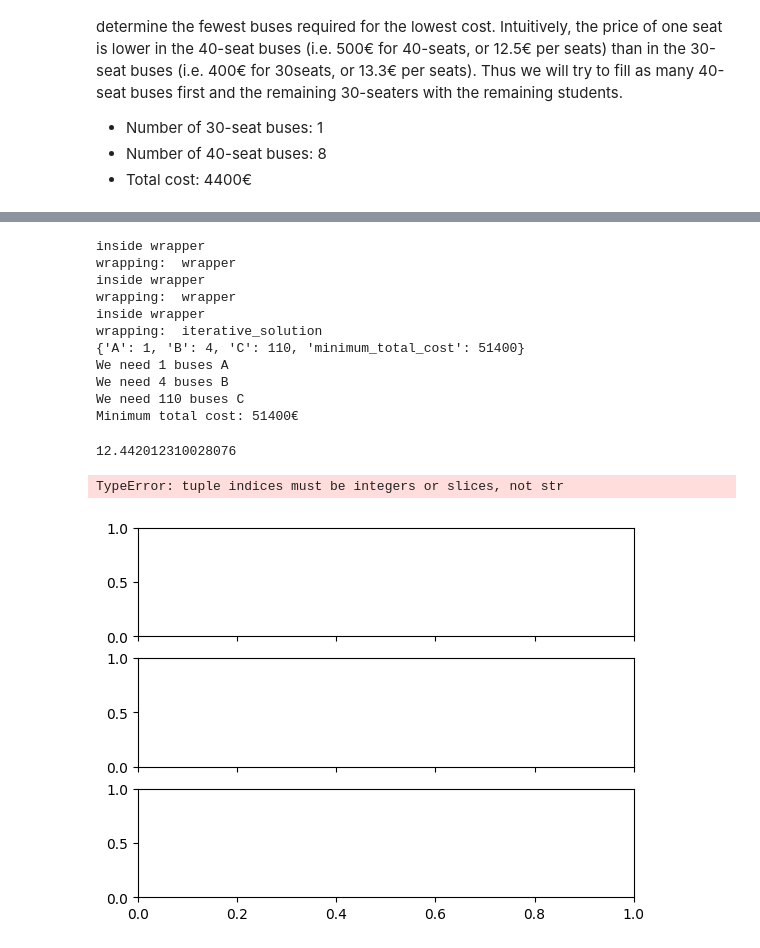
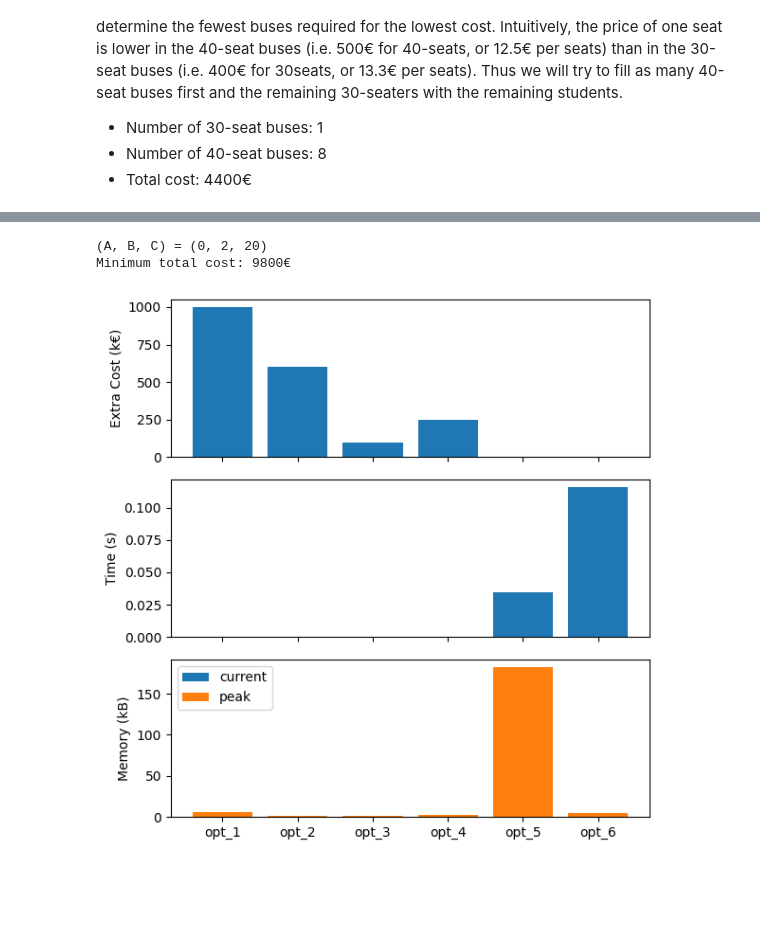
Before and after one commit to marcodigennaro/optimization, a Jupyter notebook: optimization/jupter-notebooks/bus_allocation.ipynb, the cells around one changed output, grey strips where cells are left out. Drawn from its saved outputs; the diff is of its cells as text; code cells hidden in the pictures; blank space fills up the shorter version.

```diff
--- a/optimization/jupter-notebooks/bus_allocation.ipynb
+++ b/optimization/jupter-notebooks/bus_allocation.ipynb
@@ -33,7 +41,7 @@ Each option is implemented in the `BusAllocation` class of th `optimization.core
 from optimization.core.bus_allocation import BusAllocation
 
 # Define constants
-n_students = 6500
+n_students = 1234
 
 seat_a = 35
 cost_a = 300
@@ -116,32 +95,26 @@ Minimum total cost: 51400.0€
 # %%
 option_6 = bus_allocator.iterative_solution()
+true_lowest_cost = option_6['minimum_total_cost']
 # %% [output]
-inside wrapper
-wrapping:  wrapper
-inside wrapper
-wrapping:  wrapper
-inside wrapper
-wrapping:  iterative_solution
-{'A': 1, 'B': 4, 'C': 110, 'minimum_total_cost': 51400}
-We need 1 buses A
-We need 4 buses B
-We need 110 buses C
-Minimum total cost: 51400€
+(A, B, C) = (0, 2, 20)
+Minimum total cost: 9800€
-# %%
-option_6
-# %% [output]
-12.442012310028076
 # %%
 import matplotlib.pyplot as plt
 
-fig, ax = plt.subplots(3,1, sharex=True)
+all_options = [option_1, option_2, option_3, option_4, option_5, option_6]
+fig, ax = plt.subplots(3,1, sharex=True, figsize=(6,6))
 
-ax[0].plot([ opt['minimum_total_cost'] for opt in
-            [option_1, option_2, option_3, option_4, option_5, option_6] ])
-ax[1].plot([ opt['execution_time'] for opt in
-            [option_1, option_2, option_3, option_4, option_5, option_6] ])
-ax[2].plot([ opt['memory_usage'] for opt in
-            [option_1, option_2, option_3, option_4, option_5, option_6] ])
+labels = [f'opt_{i}' for i in range(1,7)]
+ax[0].bar(labels, [ (opt['minimum_total_cost']-true_lowest_cost) for opt in all_options ])
+ax[1].bar(labels, [ opt['elapsed_time'] for opt in all_options ])
+ax[2].bar(labels, [ opt['current']/1000 for opt in all_options ], label = 'current')
+ax[2].bar(labels, [ opt['peak']/1000 for opt in all_options ], label='peak')
+ax[2].legend()
+
+ax[0].set_ylabel('Extra Cost (k€)')
+ax[1].set_ylabel('Time (s)')
+ax[2].set_ylabel('Memory (kB)')
+
+plt.tight_layout()
 # %% [output]
-TypeError: tuple indices must be integers or slices, not str
-[figure, old version]
+[figure, new version]
```
Also changed, not shown: parts of 6 cells of this notebook, 2 other files.
